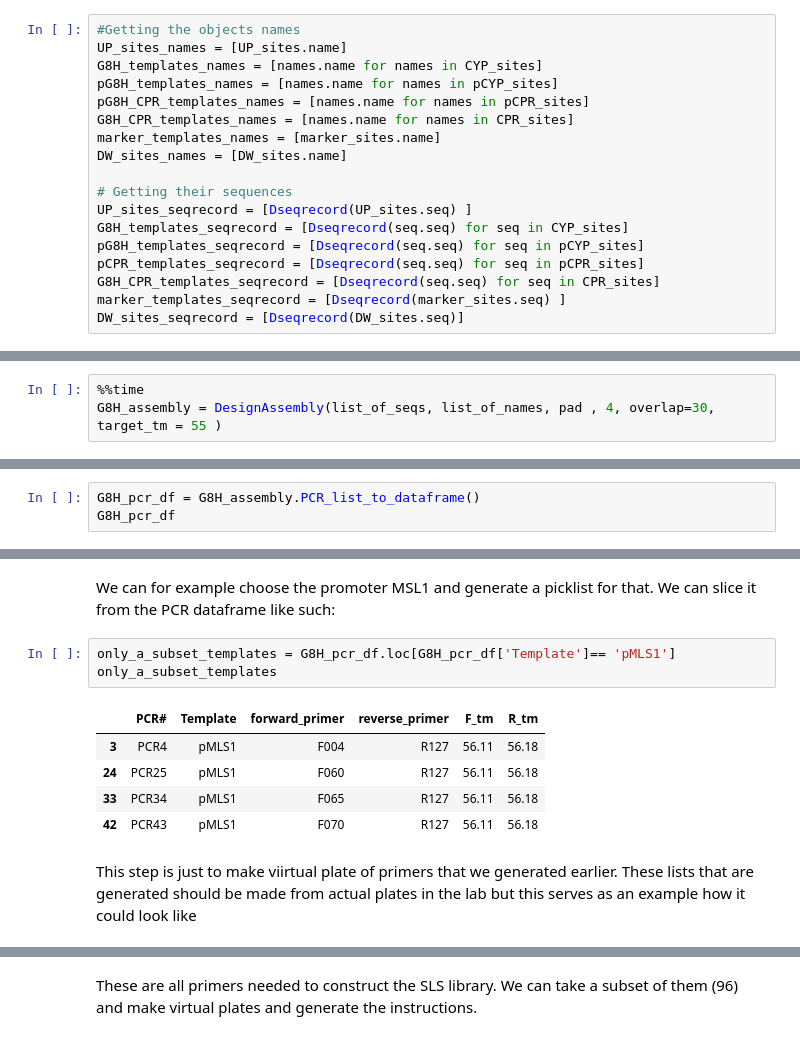
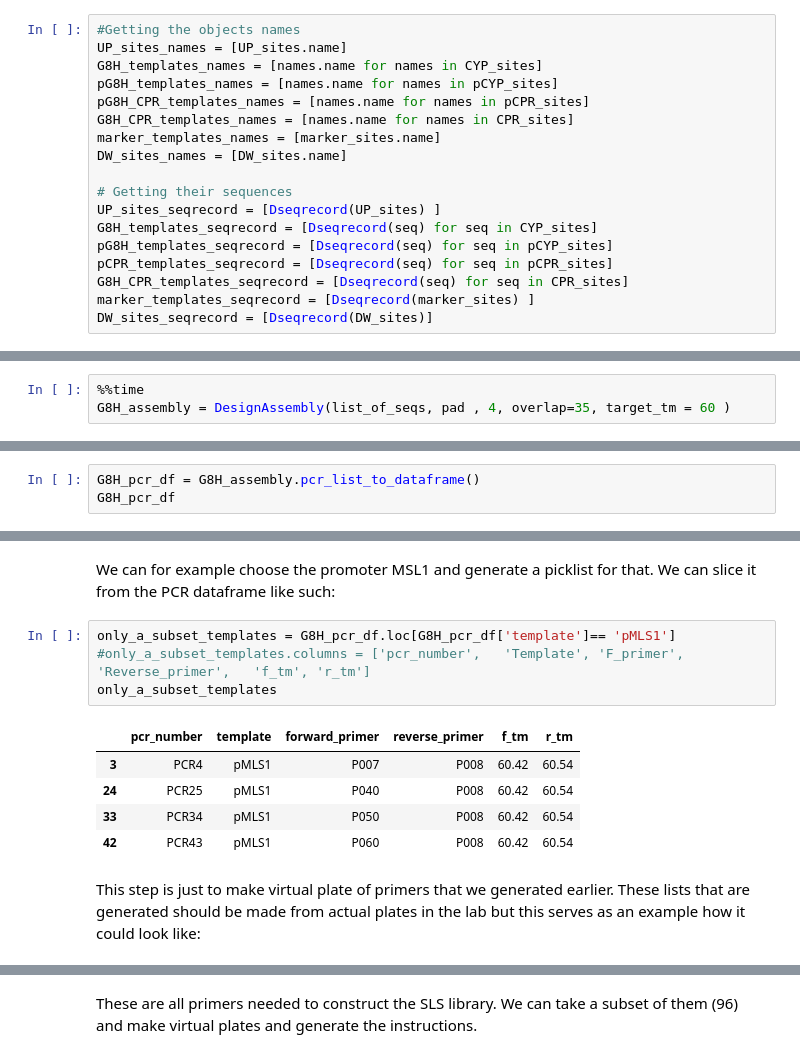
Before and after one commit to hiyama341/teemi, a Jupyter notebook: colab_notebooks/02_1_DESIGN_Combinatorial_library.ipynb, the cells around one changed output, grey strips where cells are left out. Cells and saved outputs as stored; diff of their text form.

```diff
--- a/colab_notebooks/02_1_DESIGN_Combinatorial_library.ipynb
+++ b/colab_notebooks/02_1_DESIGN_Combinatorial_library.ipynb
@@ -137,13 +137,13 @@ marker_templates_names = [marker_sites.name]
 DW_sites_names = [DW_sites.name]
 
 # Getting their sequences
-UP_sites_seqrecord = [Dseqrecord(UP_sites.seq) ]
-G8H_templates_seqrecord = [Dseqrecord(seq.seq) for seq in CYP_sites]
-pG8H_templates_seqrecord = [Dseqrecord(seq.seq) for seq in pCYP_sites]
-pCPR_templates_seqrecord = [Dseqrecord(seq.seq) for seq in pCPR_sites]
-G8H_CPR_templates_seqrecord = [Dseqrecord(seq.seq) for seq in CPR_sites]
-marker_templates_seqrecord = [Dseqrecord(marker_sites.seq) ]
-DW_sites_seqrecord = [Dseqrecord(DW_sites.seq)]
+UP_sites_seqrecord = [Dseqrecord(UP_sites) ]
+G8H_templates_seqrecord = [Dseqrecord(seq) for seq in CYP_sites]
+pG8H_templates_seqrecord = [Dseqrecord(seq) for seq in pCYP_sites]
+pCPR_templates_seqrecord = [Dseqrecord(seq) for seq in pCPR_sites]
+G8H_CPR_templates_seqrecord = [Dseqrecord(seq) for seq in CPR_sites]
+marker_templates_seqrecord = [Dseqrecord(marker_sites) ]
+DW_sites_seqrecord = [Dseqrecord(DW_sites)]
 # %%
 G8H_templates_seqrecord
 # %% [output]
@@ -290,5 +274,5 @@ This normally takes about 20 sec.
 from teemi.design.combinatorial_design import DesignAssembly
 # %%
 %%time
-G8H_assembly = DesignAssembly(list_of_seqs, list_of_names, pad , 4, overlap=30, target_tm = 55 )
+G8H_assembly = DesignAssembly(list_of_seqs, pad , 4, overlap=35, target_tm = 60 )
 # %% [output]
@@ -413,6 +397,6 @@ len(larger_than_60)
 # %% [markdown]
 If we want to take a closer look at the PCRs needed to complete the library do the following:
 # %%
-G8H_pcr_df = G8H_assembly.PCR_list_to_dataframe()
+G8H_pcr_df = G8H_assembly.pcr_list_to_dataframe()
 G8H_pcr_df
 # %% [output]
@@ -503,13 +487,14 @@ As an example we can make some virtual plates from the list of primers and templ
 # %% [markdown]
 We can for example choose the promoter MSL1 and generate a picklist for that. We can slice it from the PCR dataframe like such:
 # %%
-only_a_subset_templates = G8H_pcr_df.loc[G8H_pcr_df['Template']== 'pMLS1']
+only_a_subset_templates = G8H_pcr_df.loc[G8H_pcr_df['template']== 'pMLS1']
+#only_a_subset_templates.columns = ['pcr_number',	'Template',	'F_primer',	'Reverse_primer',	'f_tm',	'r_tm']
 only_a_subset_templates
 # %% [output]
-|  | PCR# | Template | forward_primer | reverse_primer | F_tm | R_tm |
-| 3 | PCR4 | pMLS1 | F004 | R127 | 56.11 | 56.18 |
-| 24 | PCR25 | pMLS1 | F060 | R127 | 56.11 | 56.18 |
-| 33 | PCR34 | pMLS1 | F065 | R127 | 56.11 | 56.18 |
-| 42 | PCR43 | pMLS1 | F070 | R127 | 56.11 | 56.18 |
+|  | pcr_number | template | forward_primer | reverse_primer | f_tm | r_tm |
+| 3 | PCR4 | pMLS1 | P007 | P008 | 60.42 | 60.54 |
+| 24 | PCR25 | pMLS1 | P040 | P008 | 60.42 | 60.54 |
+| 33 | PCR34 | pMLS1 | P050 | P008 | 60.42 | 60.54 |
+| 42 | PCR43 | pMLS1 | P060 | P008 | 60.42 | 60.54 |
 # %% [markdown]
-This step is just to make viirtual plate of primers that we generated earlier. These lists that are generated should be made from actual plates in the lab but this serves as an example how it could look like
+This step is just to make virtual plate of primers that we generated earlier. These lists that are generated should be made from actual plates in the lab but this serves as an example how it could look like:
```
Also changed, not shown: parts of 18 cells of this notebook, 1 other file.
